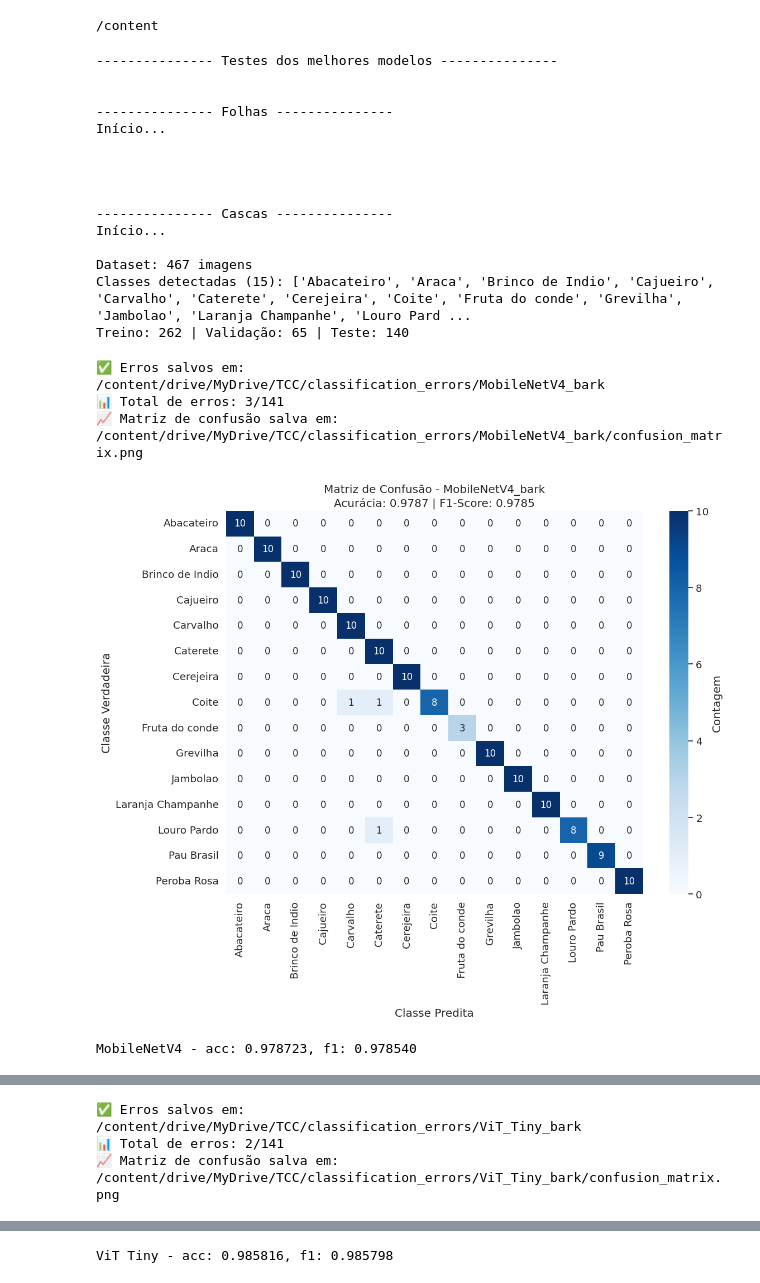
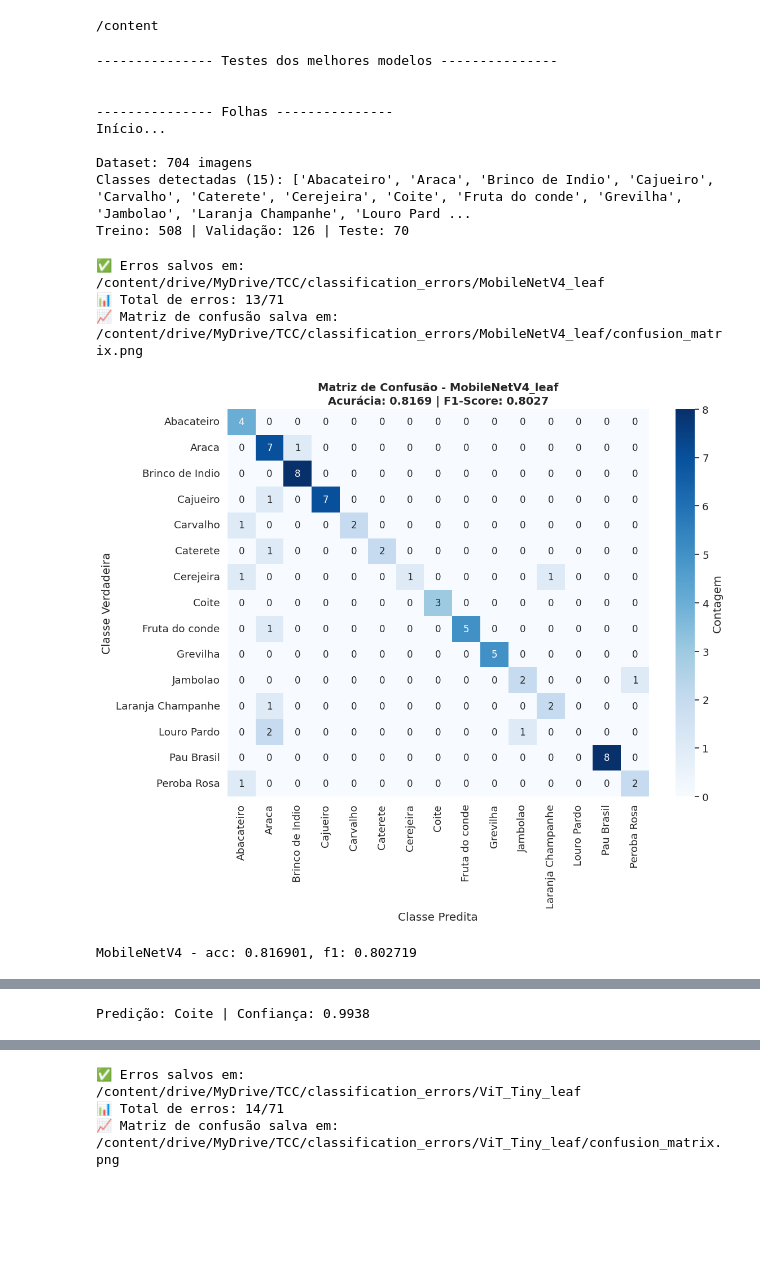
Before and after one commit to Marcos-UTFPR/Bark_And_Leaf_Recognition, a Jupyter notebook: Simples/Testes_Modelos_V2.ipynb, the cells around one changed output, grey strips where cells are left out. Cells and saved outputs as stored; diff of their text form; code cells hidden in the pictures; blank space fills up the shorter version.

```diff
--- a/Simples/Testes_Modelos_V2.ipynb
+++ b/Simples/Testes_Modelos_V2.ipynb
@@ -453,6 +599,18 @@ def run_test(dataset_root, lr_list, epoch_list,  whichModel, valid_split=0.2, te
     # whichModel só pode ser "bark" ou "leaf"
     if whichModel not in ["bark", "leaf"]:
         raise ValueError("whichModel deve ser 'bark' ou 'leaf'")
+    if whichModel == "leaf":
+      whichFolder = "Folha"
+      #folha_teste = "/content/drive/MyDrive/TCC/Datasets/Imagens Folhas/Especies/Coite/Coite R1.jpg"
+      #folha_teste = "/content/drive/MyDrive/TCC/Datasets/Testes/Jambolao G25.jpg"
+      #folha_teste = "/content/drive/MyDrive/TCC/Datasets/Testes/Carvalho_Teste4.jpg"
+      test_img_path = "/content/drive/MyDrive/TCC/Datasets/Imagens Folhas/Especies/Coite/Coite R1.jpg"
+    elif whichModel == "bark":
+      whichFolder = "Casca"
+      #casca_teste = "/content/drive/MyDrive/TCC/Datasets/Imagens tronco/EspeciesCascas/Coite/Coite B3.jpg"
+      #casca_teste = "/content/drive/MyDrive/TCC/Datasets/Testes/Caterete D14.jpg"
+      #casca_teste = "/content/drive/MyDrive/TCC/Datasets/Testes/Carvalho_Teste3.jpg"
+      test_img_path = "/content/drive/MyDrive/TCC/Datasets/Imagens tronco/EspeciesCascas/Coite/Coite B3.jpg"
 
     # carregar dataset completo
     global full_ds, train_ds, valid_ds, test_ds
@@ -475,7 +633,7 @@ def run_test(dataset_root, lr_list, epoch_list,  whichModel, valid_split=0.2, te
     criterion = nn.CrossEntropyLoss()
 
     modelMN = create_mobilenet(num_classes=NUM_CLASSES, pretrained=False)
-    modelMN.load_state_dict(torch.load(f"/content/drive/MyDrive/TCC/Datasets/weights/mobilenetv4_{whichModel}_best.pt", map_location=DEVICE))
+    modelMN.load_state_dict(torch.load(f"/content/drive/MyDrive/TCC/Datasets/main_weights/{whichFolder}/mobilenetv4_best_{whichModel}.pt", map_location=DEVICE))
     modelMN.to(DEVICE)
     acc_test, f1_test, errors = evaluate_and_save_errors(
         modelMN,
@@ -487,8 +645,15 @@ def run_test(dataset_root, lr_list, epoch_list,  whichModel, valid_split=0.2, te
     )
     print(f"MobileNetV4 - acc: {acc_test:.6f}, f1: {f1_test:.6f}")
 
+    predict_and_show_gradcam(
+        model=modelMN,
+        img_path=test_img_path,
+        class_names=class_names,
+        model_name="MobileNetV4"
+    )
+
     modelV = create_vit(num_classes=NUM_CLASSES, pretrained=False)
-    modelV.load_state_dict(torch.load(f"/content/drive/MyDrive/TCC/Datasets/weights/ViT_Tiny_{whichModel}_best.pt", map_location=DEVICE))
+    modelV.load_state_dict(torch.load(f"/content/drive/MyDrive/TCC/Datasets/main_weights/{whichFolder}/ViT_Tiny_best_{whichModel}.pt", map_location=DEVICE))
     modelV.to(DEVICE)
     acc_test, f1_test, errors = evaluate_and_save_errors(
         modelV,
@@ -500,8 +665,15 @@ def run_test(dataset_root, lr_list, epoch_list,  whichModel, valid_split=0.2, te
     )
     print(f"ViT Tiny - acc: {acc_test:.6f}, f1: {f1_test:.6f}")
 
+    predict_and_show_gradcam(
+        model=modelV,
+        img_path=test_img_path,
+        class_names=class_names,
+        model_name="ViT-Tiny"
+    )
+
     modelY = create_yolo(num_classes=NUM_CLASSES, pretrained=True)
-    modelY.load_state_dict(torch.load(f"/content/drive/MyDrive/TCC/Datasets/weights/YOLOv12_{whichModel}_best.pt", map_location=DEVICE))
+    modelY.load_state_dict(torch.load(f"/content/drive/MyDrive/TCC/Datasets/main_weights/{whichFolder}/YOLOv12_best_{whichModel}.pt", map_location=DEVICE))
     modelY.to(DEVICE)
     acc_test, f1_test, errors = evaluate_and_save_errors(
         modelY,
@@ -512,43 +684,44 @@ def run_test(dataset_root, lr_list, epoch_list,  whichModel, valid_split=0.2, te
         model_name=f"YOLOv12_{whichModel}"
     )
     print(f"YOLOv12 - acc: {acc_test:.6f}, f1: {f1_test:.6f}")
+
+    predict_and_show_gradcam(
+        model=modelY,
+        img_path=test_img_path,
+        class_names=class_names,
+        model_name="YOLOv12"
+    )
 # %%
 # === Função Main ===
 if __name__ == "__main__":
     try:
         print("\n--------------- Testes dos melhores modelos ---------------\n")
         # Defina aqui o caminho para o diretório de imagens
         dataset_leaf = DATASET_LEAF
         dataset_bark = DATASET_BARK
         # Defina lista de valores para hyperparâmetros
         lr_list    = [5e-4, 1e-4, 5e-5, 1e-5]
         epoch_list = [10, 20, 30]
         # Rodar grid
         print("\n--------------- Folhas ---------------\nInício...")
-        #run_test(dataset_leaf, lr_list, epoch_list, "leaf", valid_split=0.2, test_split=0.3)
+        run_test(dataset_leaf, lr_list, epoch_list, "leaf", valid_split=0.2, test_split=0.1)
         print("\n\n\n\n--------------- Cascas ---------------\nInício...")
-        #run_test(dataset_bark, lr_list, epoch_list, "bark", valid_split=0.2, test_split=0.3)
+        run_test(dataset_bark, lr_list, epoch_list, "bark", valid_split=0.2, test_split=0.1)
         print("...Fim\n")
     except KeyboardInterrupt:
         print("Programa encerrado via terminal...")
 # %% [output]
 --------------- Testes dos melhores modelos ---------------
 
 
 --------------- Folhas ---------------
 Início...
 
-
-
-
---------------- Cascas ---------------
-Início...
-
-Dataset: 467 imagens
+Dataset: 704 imagens
 Classes detectadas (15): ['Abacateiro', 'Araca', 'Brinco de Indio', 'Cajueiro', 'Carvalho', 'Caterete', 'Cerejeira', 'Coite', 'Fruta do conde', 'Grevilha', 'Jambolao', 'Laranja Champanhe', 'Louro Pard ...
-Treino: 262 | Validação: 65 | Teste: 140
+Treino: 508 | Validação: 126 | Teste: 70
-✅ Erros salvos em: /content/drive/MyDrive/TCC/classification_errors/MobileNetV4_bark
-📊 Total de erros: 3/141
-📈 Matriz de confusão salva em: /content/drive/MyDrive/TCC/classification_errors/MobileNetV4_bark/confusion_matrix.png
+✅ Erros salvos em: /content/drive/MyDrive/TCC/classification_errors/MobileNetV4_leaf
+📊 Total de erros: 13/71
+📈 Matriz de confusão salva em: /content/drive/MyDrive/TCC/classification_errors/MobileNetV4_leaf/confusion_matrix.png
-[figure, old version]
+[figure, new version]
-MobileNetV4 - acc: 0.978723, f1: 0.978540
+MobileNetV4 - acc: 0.816901, f1: 0.802719
@@ -555,3 +729 @@ MobileNetV4 - acc: 0.978723, f1: 0.978540
-✅ Erros salvos em: /content/drive/MyDrive/TCC/classification_errors/ViT_Tiny_bark
-📊 Total de erros: 2/141
-📈 Matriz de confusão salva em: /content/drive/MyDrive/TCC/classification_errors/ViT_Tiny_bark/confusion_matrix.png
+Predição: Coite | Confiança: 0.9938
@@ -559 +730,3 @@ MobileNetV4 - acc: 0.978723, f1: 0.978540
-ViT Tiny - acc: 0.985816, f1: 0.985798
+✅ Erros salvos em: /content/drive/MyDrive/TCC/classification_errors/ViT_Tiny_leaf
+📊 Total de erros: 14/71
+📈 Matriz de confusão salva em: /content/drive/MyDrive/TCC/classification_errors/ViT_Tiny_leaf/confusion_matrix.png
```
Also changed, not shown: parts of 6 cells of this notebook, 5 other files.
